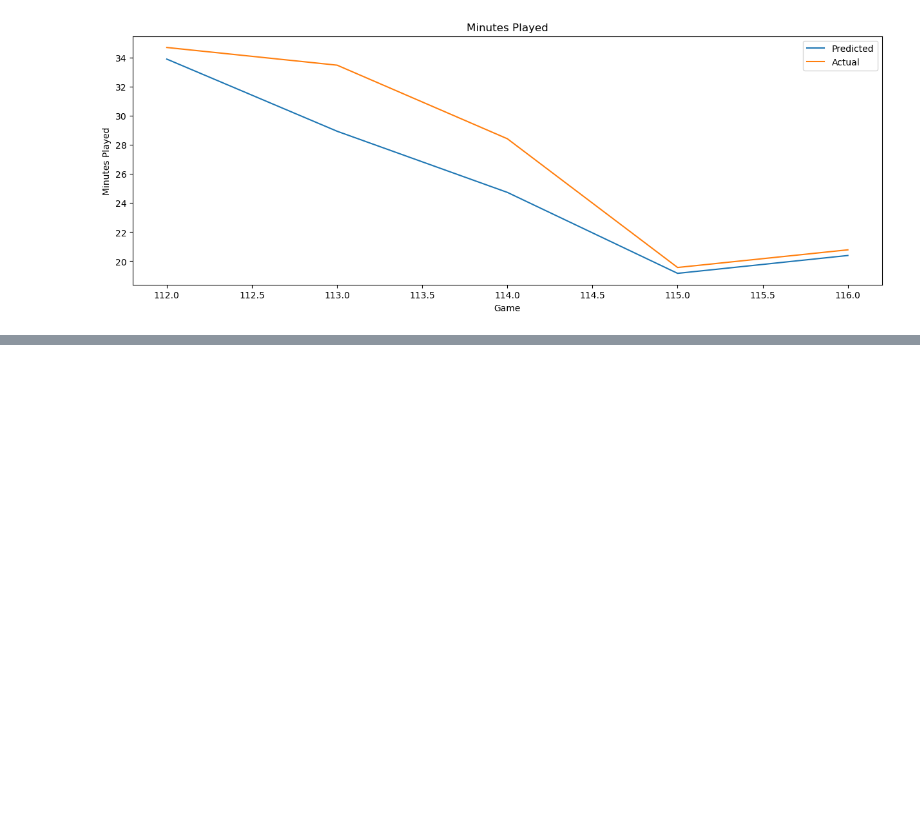
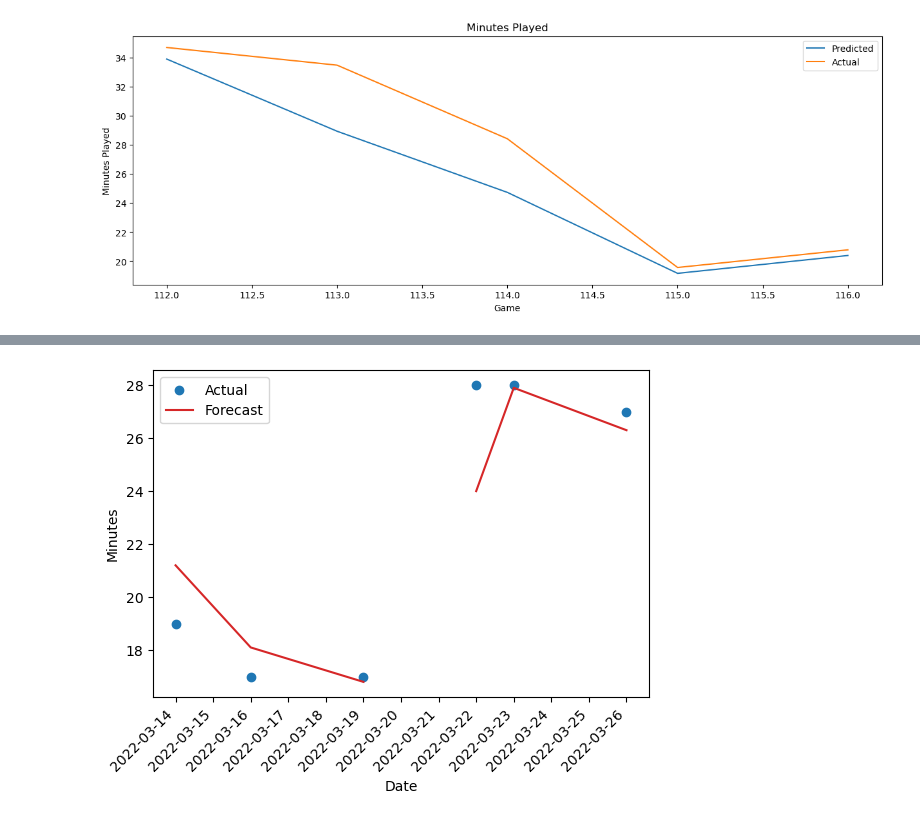
Before and after one commit to brownbrandon272/basketball, a Jupyter notebook: scripts/analyze_results.ipynb, the cells around one changed output, grey strips where cells are left out. Cells and saved outputs as stored; diff of their text form; code cells hidden in the pictures; blank space fills up the shorter version.

```diff
--- a/scripts/analyze_results.ipynb
+++ b/scripts/analyze_results.ipynb
@@ -181,0 +377,41 @@ plot_timeseries(player_name=player_name, season=season, yhat_df=yhat_df, y_test=
+# %%
+import pandas as pd
+import matplotlib.pyplot as plt
+
+# create the DataFrame
+df = pd.DataFrame({'values': {0: 19.0, 1: 17.0, 2: 17.0, 3: 28.0, 4: 28.0, 5: 27.0},
+                   'values2': {0: 21.2, 1: 18.1, 2: 16.8, 3: 24.0, 4: 27.9, 5: 26.3},
+                   'idxes': {0: 0.0, 1: 0.0, 2: 0.0, 3: 3.0, 4: 3.0, 5: 3.0},
+                   'dates': {0: pd.Timestamp('2022-03-14 00:00:00'),
+                             1: pd.Timestamp('2022-03-16 00:00:00'),
+                             2: pd.Timestamp('2022-03-19 00:00:00'),
+                             3: pd.Timestamp('2022-03-22 00:00:00'),
+                             4: pd.Timestamp('2022-03-23 00:00:00'),
+                             5: pd.Timestamp('2022-03-26 00:00:00')}
+                  })
+
+# create the figure and axis objects
+fig, ax = plt.subplots()
+
+# create scatter plot of 'values' column with dates on x-axis, and set all points to the same color
+ax.scatter(df['dates'], df['values'], c='C0', label='Actual')
+
+# loop through unique 'idxes' values in 'values2', and connect the corresponding points with a line of the same color
+for idx in df['idxes'].unique():
+    idx_rows = df[df['idxes'] == idx]
+    ax.plot(idx_rows['dates'], idx_rows['values2'], c='C3', label='Forecast' if idx == df['idxes'].max() else None) # c='C{}'.format(int(idx))
+
+# Step 5
+ax.set_xlabel('Date')
+ax.set_ylabel('Minutes')
+days = mdates.DayLocator()  # Set the tick locator to show days
+ax.xaxis.set_major_locator(days)
+ax.xaxis.set_major_formatter(mdates.DateFormatter('%Y-%m-%d'))  # Set the x-axis tick labels to YYYY-MM-DD format
+fig.autofmt_xdate(rotation=45)  # Rotate x-axis tick labels for better visibility
+
+ax.legend()
+
+# show the plot
+plt.show()
+# %% [output]
+[figure, added]
```
Also changed, not shown: parts of 5 cells of this notebook.
